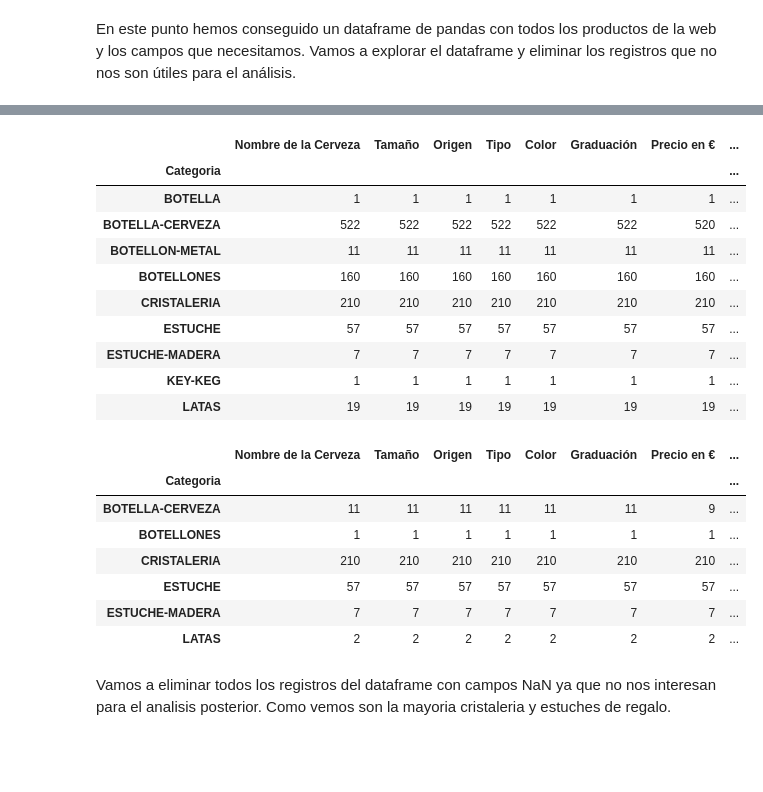
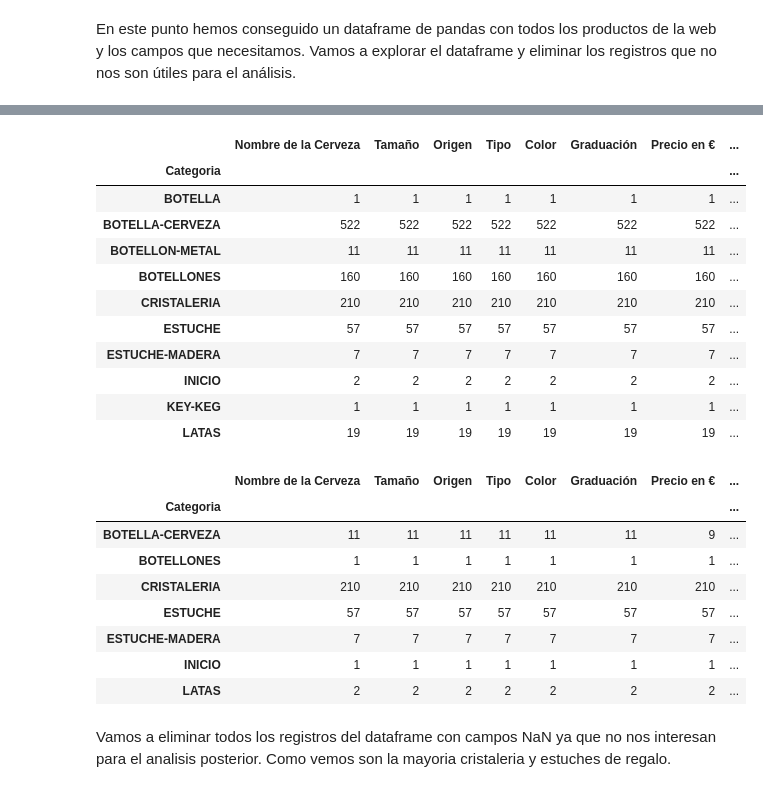
Before and after one commit to guille-arguello/web_scraping_beers, a Jupyter notebook: web_scraping_beers.ipynb, the cells around one changed output, grey strips where cells are left out. Cells and saved outputs as stored; diff of their text form; code cells hidden in the pictures; blank space fills up the shorter version.

Commit message:
Add files via upload
Versión añadiendo la descripción al dataset y corrigiendo errores en el tratamiento de los datos.

```diff
--- a/web_scraping_beers.ipynb
+++ b/web_scraping_beers.ipynb
@@ -109,6 +109,11 @@ def process_cervezasonline_data(URL):
         product_desc = results.find('div', class_='product_desc')
 
         try:
+            product_detail = results.find_all('div', class_='rte')[1].text
+        except IndexError:
+            product_detail = 'NA'
+
+        try:
             product_price = soup.find('p', class_='our_price_display').text
         except AttributeError:
             product_price = 'NA'
@@ -119,6 +124,7 @@ def process_cervezasonline_data(URL):
             unit_price = 'NA'
 
         l = []
+        product_desc = product_desc.text.replace("Tipo :","Tipo:").replace("Color :","Color:").replace("Origen :","Origen:").replace("Graduación :","Graduación:")
         l.append([
         # Get beer category DF field
         substring_after(url,"https://www.cervezasonline.com/").split('/', 1)[0].strip().upper(),
@@ -126,38 +132,41 @@ def process_cervezasonline_data(URL):
         # Get beer name DF field
         product_name.text.strip().split('Origen', 1)[0].replace(product_name.text.strip().
                                                                 split('Origen', 1)[0][product_name.text.strip().
-                                                                split('Origen', 1)[0].rindex(' ')+1:],"").strip(),
+                                                                split('Origen', 1)[0].strip().rindex(' ')+1:],"").strip(),
 
         # Get beer size DF field
-        product_name.text.strip().split('Origen', 1)[0][product_name.text.strip().split('Origen', 1)[0].
+        product_name.text.strip().split('Origen', 1)[0][product_name.text.strip().split('Origen', 1)[0].strip().
                                                                   rindex(' ')+1:].upper().replace(",",".").strip(),
 
         # Get beer origin DF field
-        substring_after(product_desc.text.strip(),"Origen:").
-        replace(substring_after(product_desc.text.strip(),"Tipo:"),"").replace("Tipo:","").strip(),
+        substring_after(product_desc.strip(),"Origen:").
+        replace(substring_after(product_desc.strip(),"Tipo:"),"").replace("Tipo:","").strip(),
 
         # Get beer type DF field
-        substring_after(product_desc.text.strip(),"Tipo:").
-        replace(substring_after(product_desc.text.strip(),"Color:"),"").replace("Color:","").strip(),
+        substring_after(product_desc.strip(),"Tipo:").
+        replace(substring_after(product_desc.strip(),"Color:"),"").replace("Color:","").strip(),
 
         # Get beer color DF field
-        substring_after(product_desc.text.strip(),"Color:").
-        replace(substring_after(product_desc.text.strip(),"Graduación:"),"").replace("Graduación:","").strip(),
+        substring_after(product_desc.strip(),"Color:").
+        replace(substring_after(product_desc.strip(),"Graduación:"),"").replace("Graduación:","").strip(),
 
         # Get beer graduation DF field
-        substring_after(product_desc.text.strip(),"Graduación:"),
+        substring_after(product_desc.strip(),"Graduación:"),
 
         # Get beer price DF field
         product_price.replace(",",".").replace(" ","").split('€', 1)[0].strip(),
 
         # Get beer unitary price DF field
-        unit_price.replace(",",".").replace(" ","").split('€', 1)[0].strip()
+        unit_price.replace(",",".").replace(" ","").split('€', 1)[0].strip(),
+
+        # Get beer detailed description
+        product_detail.strip()
 
              ])
 
         # We append to a pandas dataframe new data for each URL. Also we add DF colum names and reset the index
         df = df.append(pd.DataFrame(l,columns = ['Categoria','Nombre de la Cerveza', 'Tamaño','Origen','Tipo','Color',
-                                             'Graduación','Precio en €','Precio por Litro en €'])).reset_index(drop=True)
+                                             'Graduación','Precio en €','Precio por Litro en €','Descripcion'])).reset_index(drop=True)
 
     return(df)
 # %%
@@ -200,16 +211,17 @@ df.head(10)
 # %%
-data = df
-data.groupby('Categoria').count()
+data_beers_web_sacraping = df
+data_beers_web_sacraping.groupby('Categoria').count()
 # %% [output]
 |  | Nombre de la Cerveza | Tamaño | Origen | Tipo | Color | Graduación | Precio en € | ... |
 | Categoria |  |  |  |  |  |  |  | ... |
 | BOTELLA | 1 | 1 | 1 | 1 | 1 | 1 | 1 | ... |
-| BOTELLA-CERVEZA | 522 | 522 | 522 | 522 | 522 | 522 | 520 | ... |
+| BOTELLA-CERVEZA | 522 | 522 | 522 | 522 | 522 | 522 | 522 | ... |
 | BOTELLON-METAL | 11 | 11 | 11 | 11 | 11 | 11 | 11 | ... |
 | BOTELLONES | 160 | 160 | 160 | 160 | 160 | 160 | 160 | ... |
 | CRISTALERIA | 210 | 210 | 210 | 210 | 210 | 210 | 210 | ... |
 | ESTUCHE | 57 | 57 | 57 | 57 | 57 | 57 | 57 | ... |
 | ESTUCHE-MADERA | 7 | 7 | 7 | 7 | 7 | 7 | 7 | ... |
+| INICIO | 2 | 2 | 2 | 2 | 2 | 2 | 2 | ... |
 | KEY-KEG | 1 | 1 | 1 | 1 | 1 | 1 | 1 | ... |
 | LATAS | 19 | 19 | 19 | 19 | 19 | 19 | 19 | ... |
 # %%
@@ -219,7 +231,7 @@ data = data.replace("NA", np.NaN)
 # %%
 #Vamos a ver que categorias no tienen precios unitarios
 
-data[data['Precio por Litro en €'].isna()].groupby('Categoria').count()
+data_beers_web_sacraping[data_beers_web_sacraping['Precio por Litro en €'].isna()].groupby('Categoria').count()
 # %% [output]
 |  | Nombre de la Cerveza | Tamaño | Origen | Tipo | Color | Graduación | Precio en € | ... |
 | Categoria |  |  |  |  |  |  |  | ... |
@@ -228,6 +240,7 @@ data[data['Precio por Litro en €'].isna()].groupby('Categoria').count()
 | CRISTALERIA | 210 | 210 | 210 | 210 | 210 | 210 | 210 | ... |
 | ESTUCHE | 57 | 57 | 57 | 57 | 57 | 57 | 57 | ... |
 | ESTUCHE-MADERA | 7 | 7 | 7 | 7 | 7 | 7 | 7 | ... |
+| INICIO | 1 | 1 | 1 | 1 | 1 | 1 | 1 | ... |
 | LATAS | 2 | 2 | 2 | 2 | 2 | 2 | 2 | ... |
 # %% [markdown]
 Vamos a eliminar todos los registros del dataframe con campos NaN ya que no nos interesan para el analisis posterior. Como vemos son la mayoria cristaleria y estuches de regalo.
```
Also changed, not shown: parts of 12 cells of this notebook, 1 other file.
